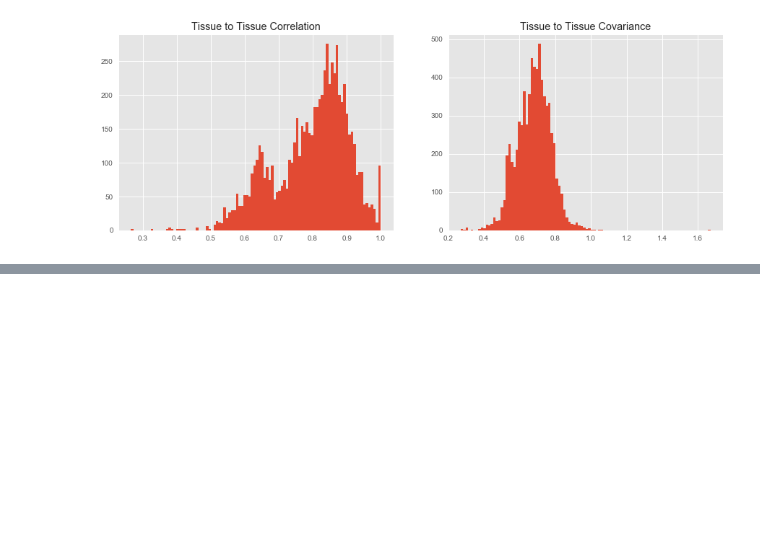
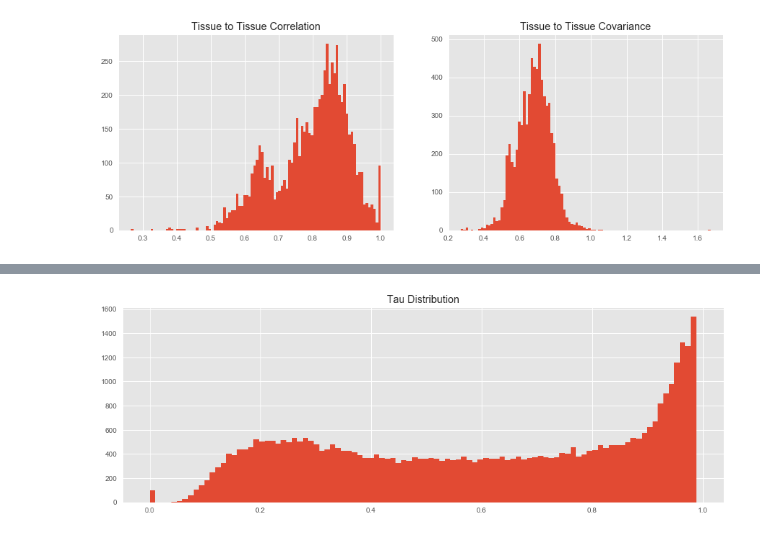
Before and after one commit to opentargets-archive/expression_analysis, a Jupyter notebook: rna_expression_analysis.ipynb, the cells around one changed output, grey strips where cells are left out. Cells and saved outputs as stored; diff of their text form; code cells hidden in the pictures; blank space fills up the shorter version.

```diff
--- a/rna_expression_analysis.ipynb
+++ b/rna_expression_analysis.ipynb
@@ -214,0 +218,9 @@ plt.show()
+# %%
+# x_hat is an intermediate step and gives a normalised value per gene-tissue cell
+# (tau is per gene; ie. an aggregation occurs across tissues)
+gene_maxes = log_expression.T.max()
+normaliser = DataFrame(data=[gene_maxes.values] * len(log_expression.columns),
+                       index=expression.columns,
+                       columns=expression.index)
+x_hat = log_expression / normaliser.T
+tau = x_hat.T.apply(lambda x: 1 - x).sum() / log_expression.shape[1]
@@ -214,0 +256,7 @@ plt.show()
+# %%
+plt.figure(figsize=(15, 5))
+plt.title('Tau Distribution')
+plt.hist(tau.values.flatten(), bins=100)
+plt.show()
+# %% [output]
+[figure, added]
```
Also changed, not shown: parts of 4 cells of this notebook.
